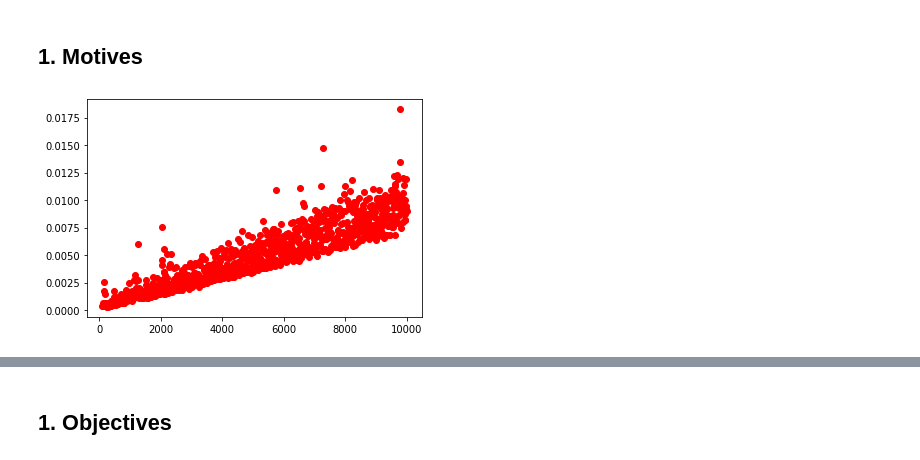
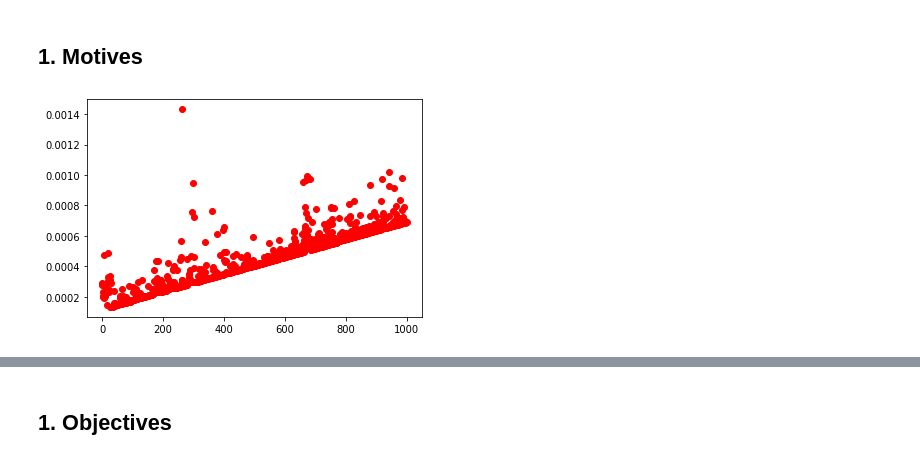
Before and after one commit to IITTeaching/cs331-s21-awehmeyer, a Jupyter notebook: notebook-editable/linked-structures-demo.ipynb, the cells around one changed output, grey strips where cells are left out. Saved outputs shown, nothing was run; the diff lists cells and outputs as text; code cells hidden in the pictures.

```diff
--- a/notebook-editable/linked-structures-demo.ipynb
+++ b/notebook-editable/linked-structures-demo.ipynb
@@ -13,16 +13,18 @@ Linked Structures
 # %%
 %matplotlib inline
 import matplotlib.pyplot as plt
 import numpy as np
 from timeit import timeit
 
 def time_array_front_insert_delete(n):
     return timeit('lst.insert(0, None) ; del lst[0]',
                   'lst = list(range({}))'.format(n),
                   number=1000)
 
-ns = np.linspace(100, 10000, 1000)
+ns = np.linspace(0, 1000, 1000)
 plt.plot(ns, [time_array_front_insert_delete(int(n)) for n in ns], 'ro')
 plt.show()
+
+### Worst case delete from beginning -> linear
 # %% [output]
-[figure, old version]
+[figure, new version]
```
Also changed, not shown: parts of 26 cells of this notebook, 1 other file.
